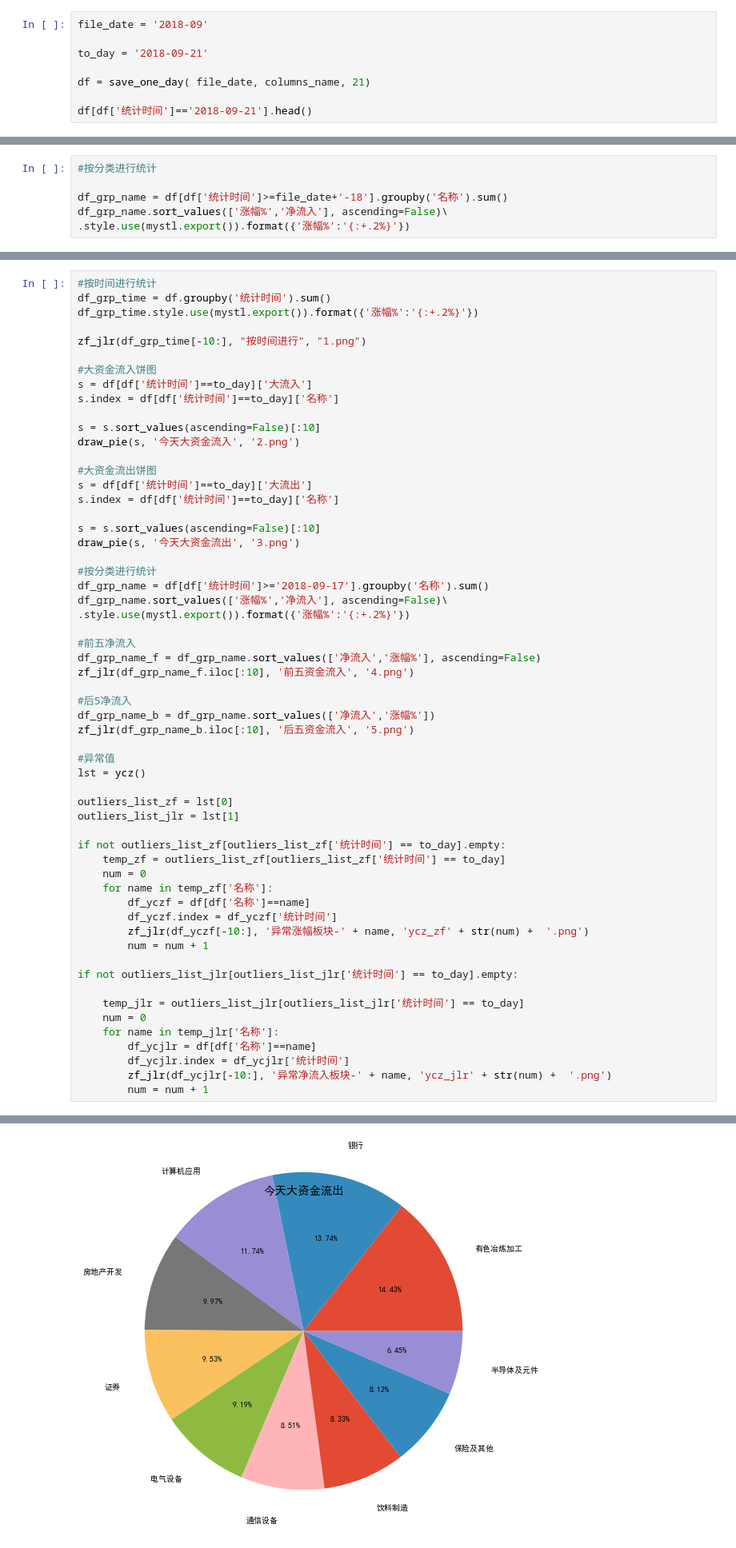
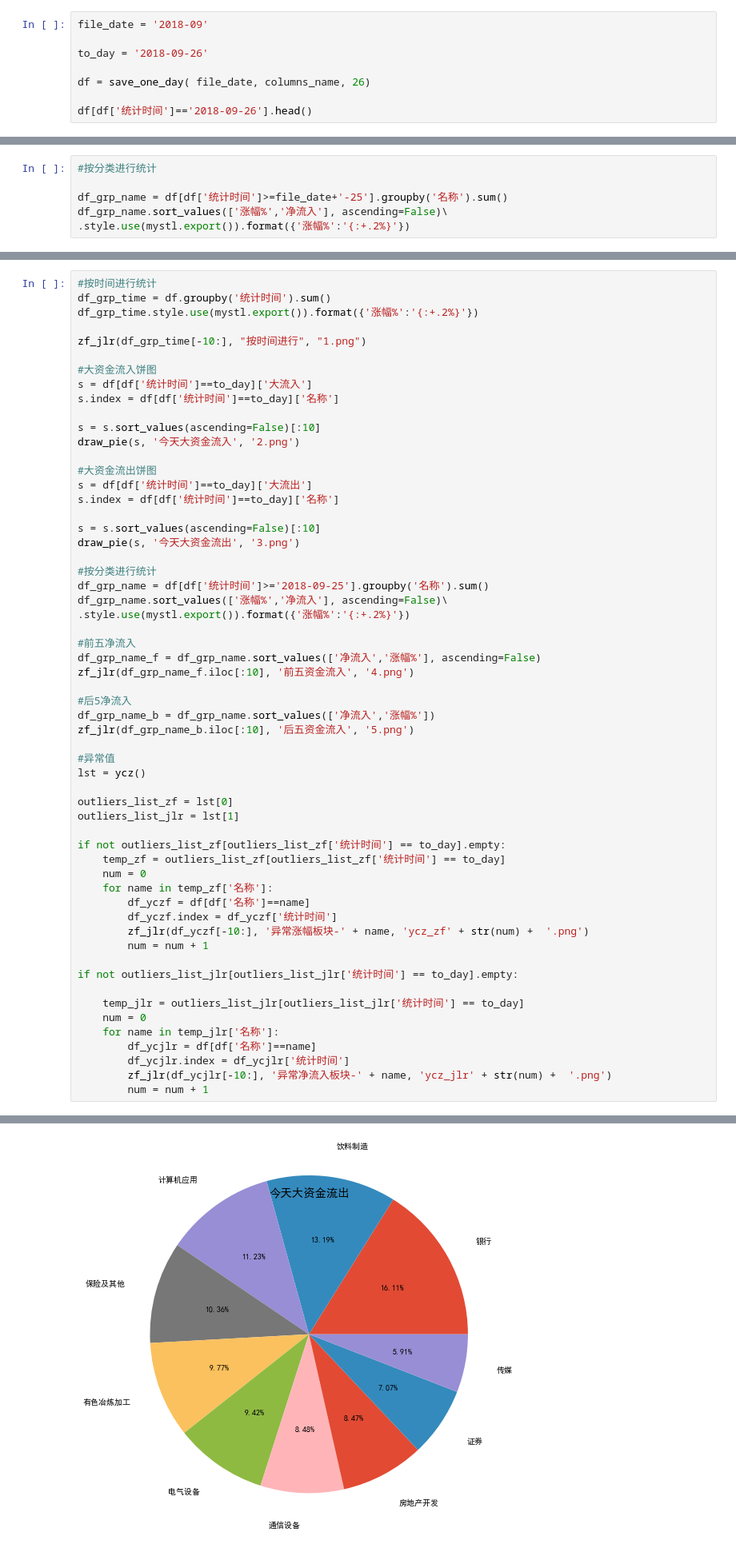
Before and after one commit to sunmd/DataAnlysisDemo, a Jupyter notebook: StockAnlysis.ipynb, the cells around one changed output, grey strips where cells are left out. Shown at 80% size. Drawn from its saved outputs; the diff is of its cells as text.

```diff
--- a/StockAnlysis.ipynb
+++ b/StockAnlysis.ipynb
@@ -212,10 +212,10 @@ def ycz():
 # %%
 file_date = '2018-09'
 
-to_day = '2018-09-21'
+to_day = '2018-09-26'
 
-df = save_one_day( file_date, columns_name, 21)
+df = save_one_day( file_date, columns_name, 26)
 
-df[df['统计时间']=='2018-09-21'].head()
+df[df['统计时间']=='2018-09-26'].head()
 # %% [output]
 |  | 代码 | 名称 | 涨幅% | 净流入 | 大流入 | 大流出 | 中流入 | 中流出 | 统计时间 |
@@ -248,7 +248,7 @@ df[df['统计时间']==to_day].sort_values('净流入',ascending=False)\
 # %%
 #按分类进行统计
 
-df_grp_name = df[df['统计时间']>=file_date+'-18'].groupby('名称').sum()
+df_grp_name = df[df['统计时间']>=file_date+'-25'].groupby('名称').sum()
 df_grp_name.sort_values(['涨幅%','净流入'], ascending=False)\
 .style.use(mystl.export()).format({'涨幅%':'{:+.2%}'})
 # %% [output]
@@ -292,7 +292,7 @@ s = s.sort_values(ascending=False)[:10]
 draw_pie(s, '今天大资金流出', '3.png')
 
 #按分类进行统计
-df_grp_name = df[df['统计时间']>='2018-09-17'].groupby('名称').sum()
+df_grp_name = df[df['统计时间']>='2018-09-25'].groupby('名称').sum()
 df_grp_name.sort_values(['涨幅%','净流入'], ascending=False)\
 .style.use(mystl.export()).format({'涨幅%':'{:+.2%}'})
 
@@ -351 +344 @@ if not outliers_list_jlr[outliers_list_jlr['统计时间'] == to_day].empty:
-[figure, old version]
+[figure, new version]
```
Also changed, not shown: parts of 4 cells of this notebook.
